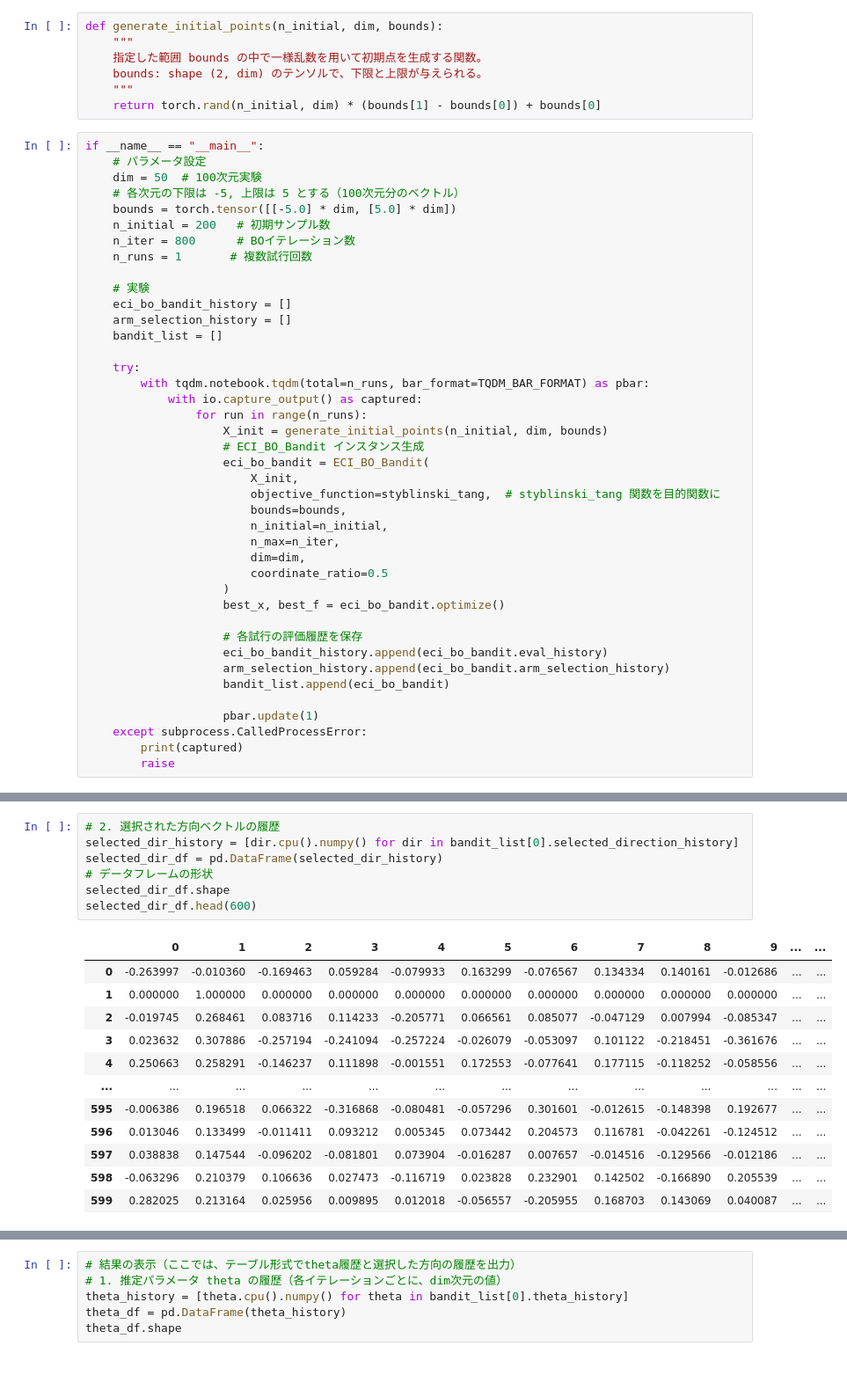
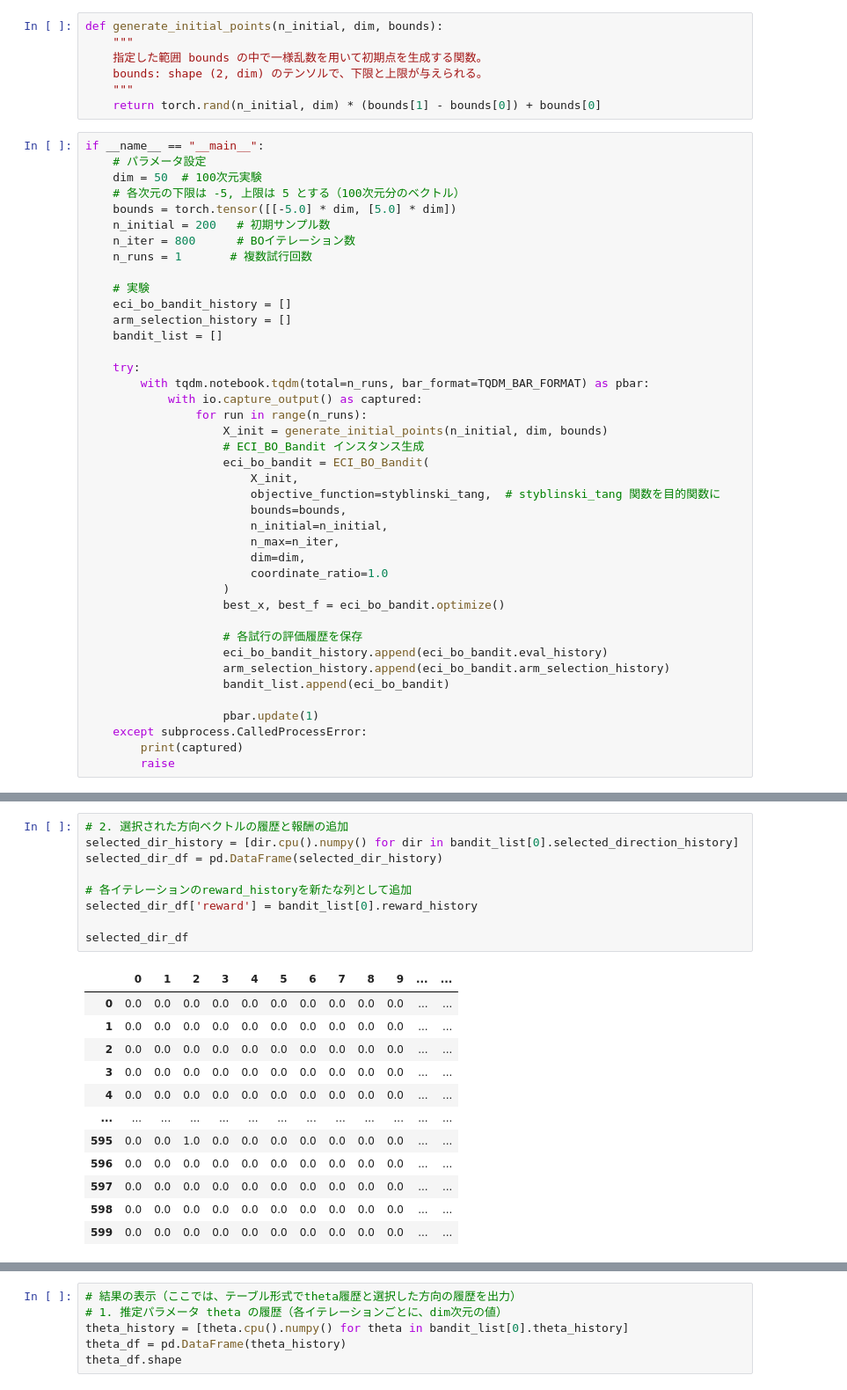
Before and after one commit to nomuyu00/baysian_optimization, a Jupyter notebook: highdim/100dim/Directional-ECI-BO Bandit.ipynb, the cells around one changed output, grey strips where cells are left out. Shown at 88% size. Drawn from its saved outputs; the diff is of its cells as text.

```diff
--- a/highdim/100dim/Directional-ECI-BO Bandit.ipynb
+++ b/highdim/100dim/Directional-ECI-BO Bandit.ipynb
@@ -320,7 +320,7 @@ if __name__ == "__main__":
                         n_initial=n_initial,
                         n_max=n_iter,
                         dim=dim,
-                        coordinate_ratio=0.5
+                        coordinate_ratio=1.0
                     )
                     best_x, best_f = eci_bo_bandit.optimize()
 
@@ -347,20 +347,22 @@ plt.show()
 # %%
-# 2. 選択された方向ベクトルの履歴
+# 2. 選択された方向ベクトルの履歴と報酬の追加
 selected_dir_history = [dir.cpu().numpy() for dir in bandit_list[0].selected_direction_history]
 selected_dir_df = pd.DataFrame(selected_dir_history)
-# データフレームの形状
-selected_dir_df.shape
-selected_dir_df.head(600)
+
+# 各イテレーションのreward_historyを新たな列として追加
+selected_dir_df['reward'] = bandit_list[0].reward_history
+
+selected_dir_df
 # %% [output]
 |  | 0 | 1 | 2 | 3 | 4 | 5 | 6 | 7 | 8 | 9 | ... | ... |
-| 0 | -0.263997 | -0.010360 | -0.169463 | 0.059284 | -0.079933 | 0.163299 | -0.076567 | 0.134334 | 0.140161 | -0.012686 | ... | ... |
-| 1 | 0.000000 | 1.000000 | 0.000000 | 0.000000 | 0.000000 | 0.000000 | 0.000000 | 0.000000 | 0.000000 | 0.000000 | ... | ... |
-| 2 | -0.019745 | 0.268461 | 0.083716 | 0.114233 | -0.205771 | 0.066561 | 0.085077 | -0.047129 | 0.007994 | -0.085347 | ... | ... |
-| 3 | 0.023632 | 0.307886 | -0.257194 | -0.241094 | -0.257224 | -0.026079 | -0.053097 | 0.101122 | -0.218451 | -0.361676 | ... | ... |
-| 4 | 0.250663 | 0.258291 | -0.146237 | 0.111898 | -0.001551 | 0.172553 | -0.077641 | 0.177115 | -0.118252 | -0.058556 | ... | ... |
+| 0 | 0.0 | 0.0 | 0.0 | 0.0 | 0.0 | 0.0 | 0.0 | 0.0 | 0.0 | 0.0 | ... | ... |
+| 1 | 0.0 | 0.0 | 0.0 | 0.0 | 0.0 | 0.0 | 0.0 | 0.0 | 0.0 | 0.0 | ... | ... |
+| 2 | 0.0 | 0.0 | 0.0 | 0.0 | 0.0 | 0.0 | 0.0 | 0.0 | 0.0 | 0.0 | ... | ... |
+| 3 | 0.0 | 0.0 | 0.0 | 0.0 | 0.0 | 0.0 | 0.0 | 0.0 | 0.0 | 0.0 | ... | ... |
+| 4 | 0.0 | 0.0 | 0.0 | 0.0 | 0.0 | 0.0 | 0.0 | 0.0 | 0.0 | 0.0 | ... | ... |
 | ... | ... | ... | ... | ... | ... | ... | ... | ... | ... | ... | ... | ... |
-| 595 | -0.006386 | 0.196518 | 0.066322 | -0.316868 | -0.080481 | -0.057296 | 0.301601 | -0.012615 | -0.148398 | 0.192677 | ... | ... |
-| 596 | 0.013046 | 0.133499 | -0.011411 | 0.093212 | 0.005345 | 0.073442 | 0.204573 | 0.116781 | -0.042261 | -0.124512 | ... | ... |
-| 597 | 0.038838 | 0.147544 | -0.096202 | -0.081801 | 0.073904 | -0.016287 | 0.007657 | -0.014516 | -0.129566 | -0.012186 | ... | ... |
-| 598 | -0.063296 | 0.210379 | 0.106636 | 0.027473 | -0.116719 | 0.023828 | 0.232901 | 0.142502 | -0.166890 | 0.205539 | ... | ... |
-| 599 | 0.282025 | 0.213164 | 0.025956 | 0.009895 | 0.012018 | -0.056557 | -0.205955 | 0.168703 | 0.143069 | 0.040087 | ... | ... |
+| 595 | 0.0 | 0.0 | 1.0 | 0.0 | 0.0 | 0.0 | 0.0 | 0.0 | 0.0 | 0.0 | ... | ... |
+| 596 | 0.0 | 0.0 | 0.0 | 0.0 | 0.0 | 0.0 | 0.0 | 0.0 | 0.0 | 0.0 | ... | ... |
+| 597 | 0.0 | 0.0 | 0.0 | 0.0 | 0.0 | 0.0 | 0.0 | 0.0 | 0.0 | 0.0 | ... | ... |
+| 598 | 0.0 | 0.0 | 0.0 | 0.0 | 0.0 | 0.0 | 0.0 | 0.0 | 0.0 | 0.0 | ... | ... |
+| 599 | 0.0 | 0.0 | 0.0 | 0.0 | 0.0 | 0.0 | 0.0 | 0.0 | 0.0 | 0.0 | ... | ... |
```
Also changed, not shown: parts of 4 cells of this notebook.
